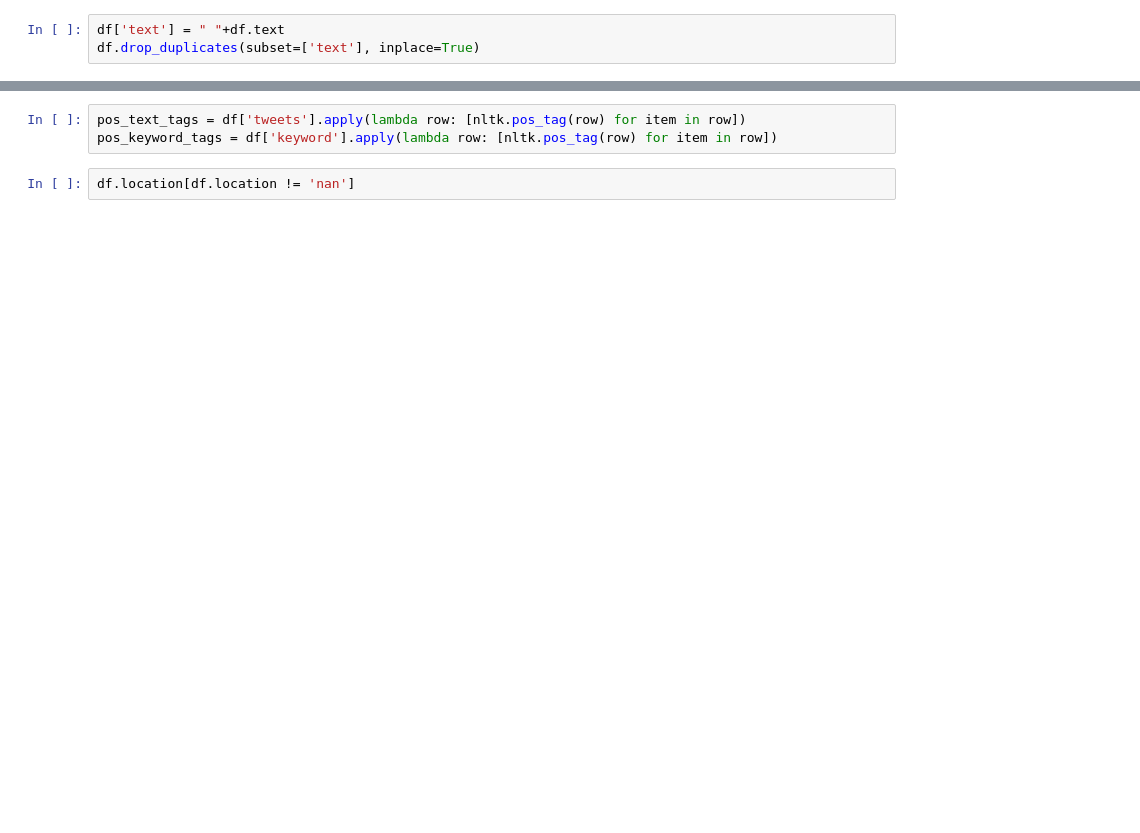
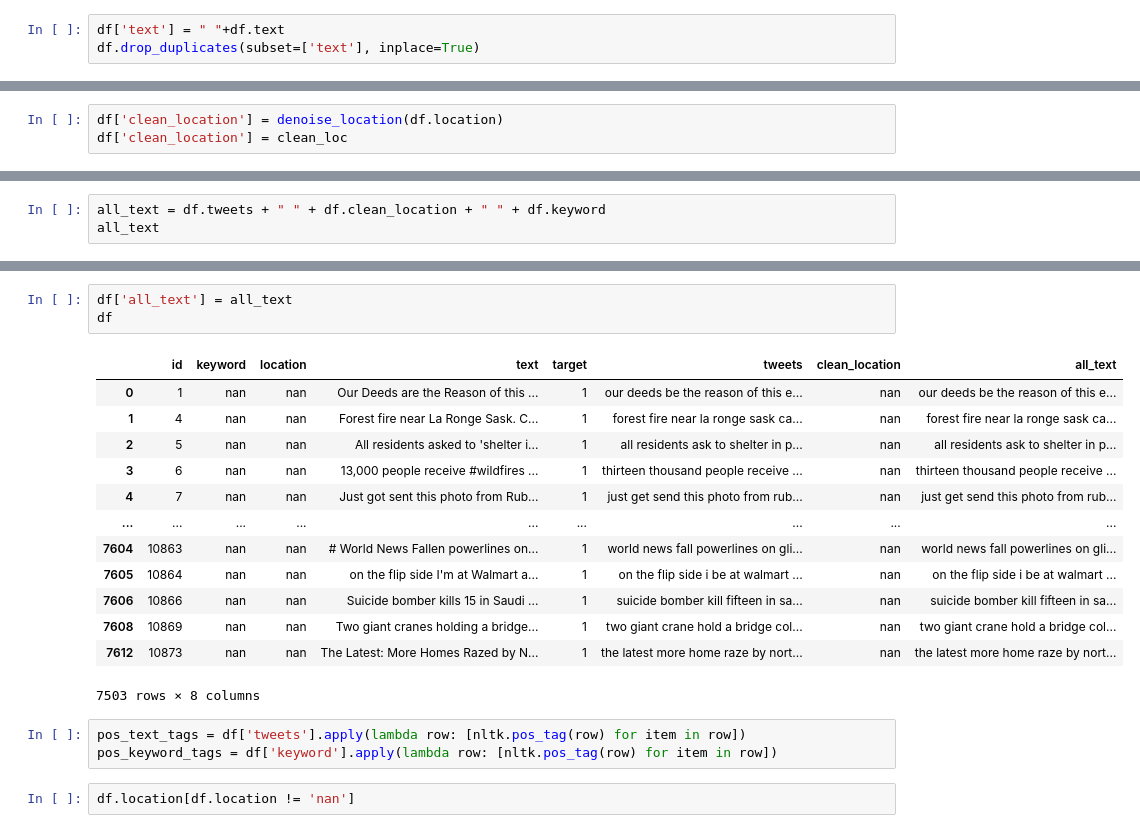
Before and after one commit to 8REN/disaster_tweets, a Jupyter notebook: preprocess_text.ipynb, the cells around one changed output, grey strips where cells are left out. Saved outputs shown, nothing was run; the diff lists cells and outputs as text; blank space fills up the shorter version.

```diff
--- a/preprocess_text.ipynb
+++ b/preprocess_text.ipynb
@@ -411,0 +986,3 @@ df['keyword'] = tweet_preprocess(df.keyword.astype(str).replace({r"%20" : r" "},
+# %%
+df['clean_location'] = denoise_location(df.location)
+df['clean_location'] = clean_loc
@@ -411,0 +992,3 @@ df['keyword'] = tweet_preprocess(df.keyword.astype(str).replace({r"%20" : r" "},
+# %%
+all_text = df.tweets + " " + df.clean_location + " " + df.keyword
+all_text
@@ -412,3 +1008,20 @@ df['keyword'] = tweet_preprocess(df.keyword.astype(str).replace({r"%20" : r" "},
+# %%
+df['all_text'] = all_text
+df
+# %% [output]
+|  | id | keyword | location | text | target | tweets | clean_location | all_text |
+| 0 | 1 | nan | nan | Our Deeds are the Reason of this ... | 1 | our deeds be the reason of this e... | nan | our deeds be the reason of this e... |
+| 1 | 4 | nan | nan | Forest fire near La Ronge Sask. C... | 1 | forest fire near la ronge sask ca... | nan | forest fire near la ronge sask ca... |
+| 2 | 5 | nan | nan | All residents asked to 'shelter i... | 1 | all residents ask to shelter in p... | nan | all residents ask to shelter in p... |
+| 3 | 6 | nan | nan | 13,000 people receive #wildfires ... | 1 | thirteen thousand people receive ... | nan | thirteen thousand people receive ... |
+| 4 | 7 | nan | nan | Just got sent this photo from Rub... | 1 | just get send this photo from rub... | nan | just get send this photo from rub... |
+| ... | ... | ... | ... | ... | ... | ... | ... | ... |
+| 7604 | 10863 | nan | nan | # World News Fallen powerlines on... | 1 | world news fall powerlines on gli... | nan | world news fall powerlines on gli... |
+| 7605 | 10864 | nan | nan | on the flip side I'm at Walmart a... | 1 | on the flip side i be at walmart ... | nan | on the flip side i be at walmart ... |
+| 7606 | 10866 | nan | nan | Suicide bomber kills 15 in Saudi ... | 1 | suicide bomber kill fifteen in sa... | nan | suicide bomber kill fifteen in sa... |
+| 7608 | 10869 | nan | nan | Two giant cranes holding a bridge... | 1 | two giant crane hold a bridge col... | nan | two giant crane hold a bridge col... |
+| 7612 | 10873 | nan | nan | The Latest: More Homes Razed by N... | 1 | the latest more home raze by nort... | nan | the latest more home raze by nort... |
+7503 rows × 8 columns
 # %%
 pos_text_tags = df['tweets'].apply(lambda row: [nltk.pos_tag(row) for item in row])
 pos_keyword_tags = df['keyword'].apply(lambda row: [nltk.pos_tag(row) for item in row])
```
Also changed, not shown: parts of 34 cells of this notebook.
